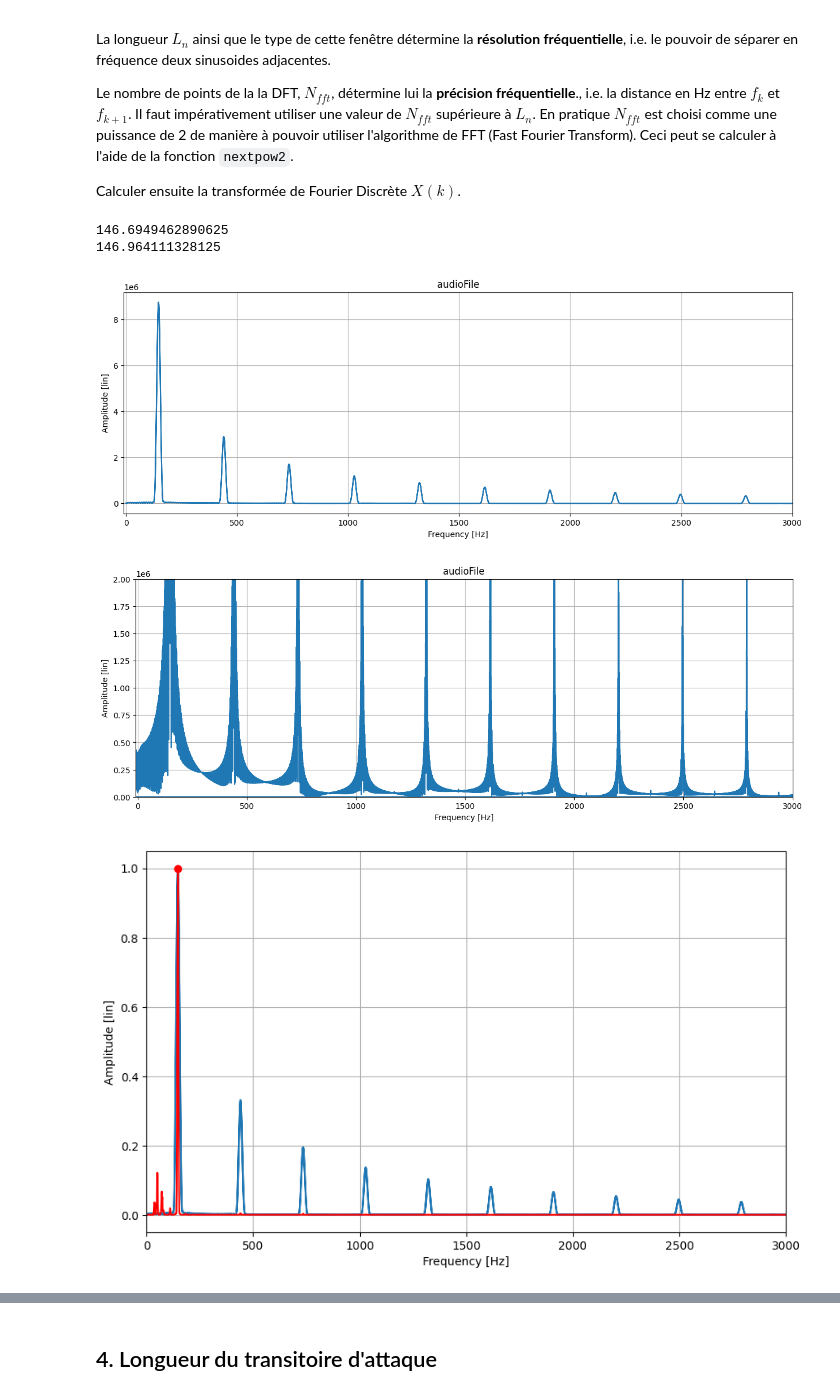
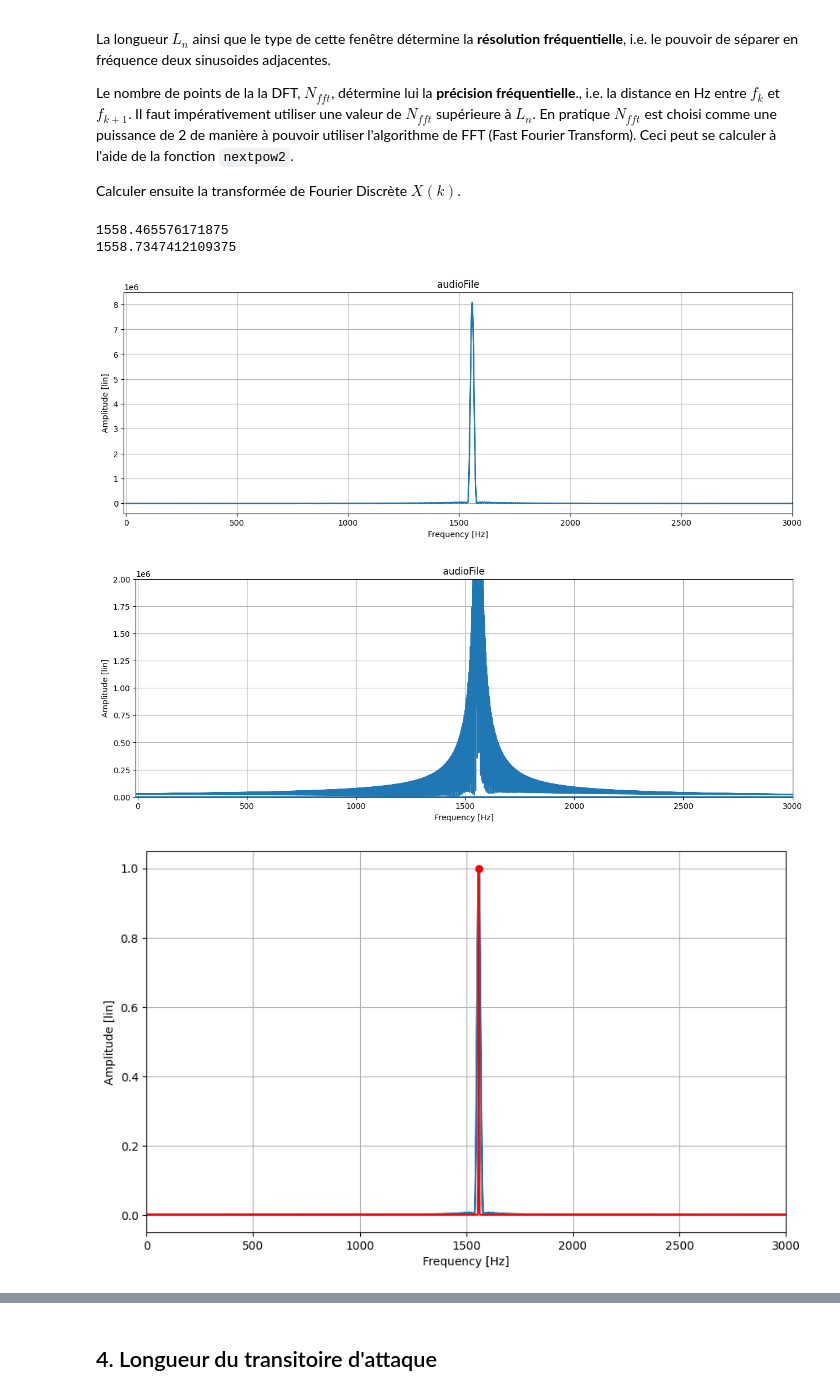
Before and after one commit to BaptisteHi/PAM-Virtual-Instrument, a Jupyter notebook: descripteurs.ipynb, the cells around one changed output, grey strips where cells are left out. Drawn from its saved outputs; the diff is of its cells as text; code cells hidden in the pictures.

```diff
--- a/descripteurs.ipynb
+++ b/descripteurs.ipynb
@@ -802,37 +794,37 @@ def F_getF0FromSpectre(fftFreq_hz_v, fftAmpl_v, H, fmin_hz, fmax_hz, Nfft, sr_hz
         - spAmpl_v: vector containing the SpectralProduct amplitudes
         - f0_hz: estimated F0 in Hz
     """
 
     if do_student:
         R = int(Nfft/(2*H) + 1)
         spAmpl_v = np.ones(R)
         spFreq_hz_v = fftFreq_hz_v[:R]
         for h in range(H) :
           X = fftAmpl_v[::h+1]
           spAmpl_v = spAmpl_v*X[:R]
         Nmin = int(fmin_hz*Nfft/sr_hz)
         Nmax = min(R,int(fmax_hz*Nfft/sr_hz))
         i_max = np.argmax(spAmpl_v[Nmin:Nmax]) + Nmin
         f0_hz = spFreq_hz_v[i_max]
 
     # +++++++++++++++++++++++++++++++
     if display :
         plt.figure(figsize=(10,6))
         F_plot1(fftFreq_hz_v, fftAmpl_v/np.max(fftAmpl_v), 'Frequency [Hz]', 'Amplitude [lin]')
         plt.plot(spFreq_hz_v, spAmpl_v/np.max(spAmpl_v), 'r')
         plt.xlim((0,3000))
         plt.plot(f0_hz, 1, 'ro')
     # +++++++++++++++++++++++++++++++
 
     return spFreq_hz_v, spAmpl_v, f0_hz
 
-spFreq_hz_v, spAmpl_v, f0_hz = F_getF0FromSpectre(fftFreq_hz_v, fftAmpl_v, 4, 50, 900, Nfft, fs)
+spFreq_hz_v, spAmpl_v, f0_hz = F_getF0FromSpectre(fftFreq_hz_v, fftAmpl_v, 4, 50, 6000, Nfft, fs)
 print(f0_hz)
-spFreq_hz_v, spAmpl_v, f0_hz = F_getF0FromSpectre(freq*fs, np.abs(spec_P), 4, 50, 900, 5*Nfft, fs)
+spFreq_hz_v, spAmpl_v, f0_hz = F_getF0FromSpectre(freq*fs, np.abs(spec_P), 4, 50, 6000, 5*Nfft, fs)
 print(f0_hz)
 # %% [output]
-146.6949462890625
-146.964111328125
+1558.465576171875
+1558.7347412109375
-[figure, old version]
+[figure, new version]
-[figure, old version]
+[figure, new version]
-[figure, old version]
+[figure, new version]
```
Also changed, not shown: parts of 14 cells of this notebook.
